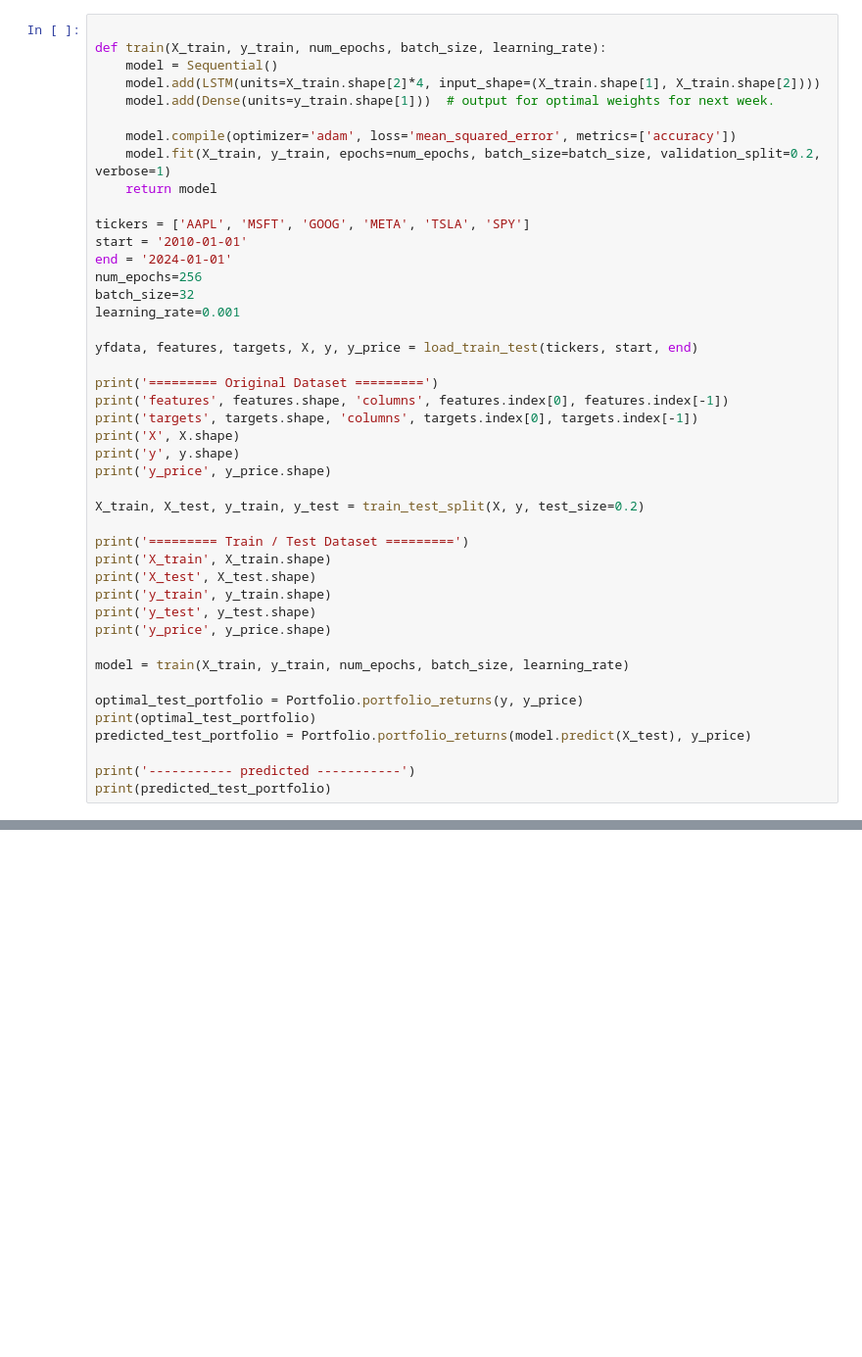
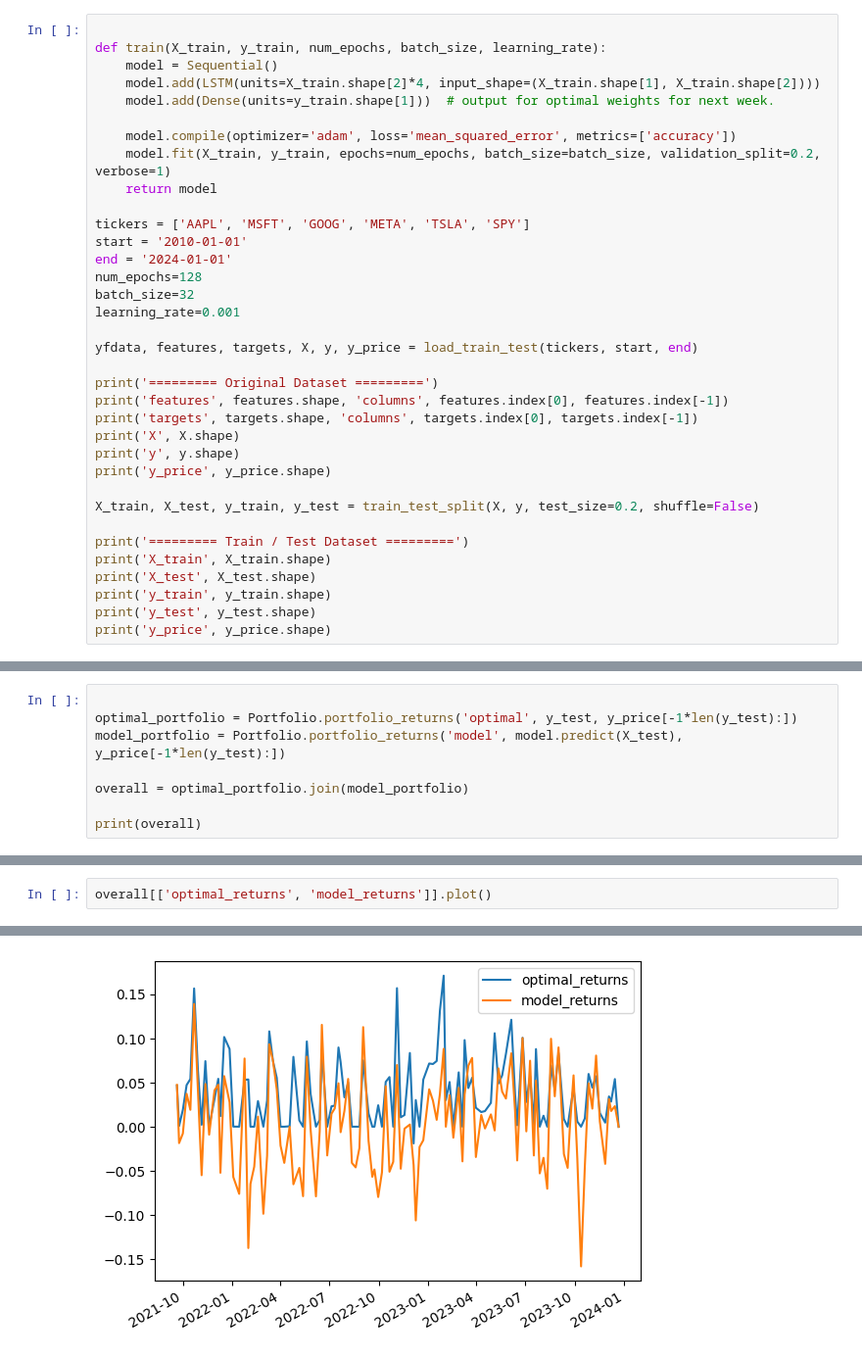
Before and after one commit to mrtrin/capstone, a Jupyter notebook: research.ipynb, the cells around one changed output, grey strips where cells are left out. Shown at 98% size. Drawn from its saved outputs; the diff is of its cells as text; blank space fills up the shorter version.

Commit message:
incorporate date to y_price and plot chart

```diff
--- a/research.ipynb
+++ b/research.ipynb
@@ -30,7 +30,7 @@ def train(X_train, y_train, num_epochs, batch_size, learning_rate):
 tickers = ['AAPL', 'MSFT', 'GOOG', 'META', 'TSLA', 'SPY']
 start = '2010-01-01'
 end = '2024-01-01'
-num_epochs=256
+num_epochs=128
 batch_size=32
 learning_rate=0.001
 
@@ -43,7 +43,7 @@ print('X', X.shape)
 print('y', y.shape)
 print('y_price', y_price.shape)
 
-X_train, X_test, y_train, y_test = train_test_split(X, y, test_size=0.2)
+X_train, X_test, y_train, y_test = train_test_split(X, y, test_size=0.2, shuffle=False)
 
 print('========= Train / Test Dataset =========')
 print('X_train', X_train.shape)
@@ -51,15 +51,6 @@ print('X_test', X_test.shape)
 print('y_train', y_train.shape)
 print('y_test', y_test.shape)
 print('y_price', y_price.shape)
-
-model = train(X_train, y_train, num_epochs, batch_size, learning_rate)
-
-optimal_test_portfolio = Portfolio.portfolio_returns(y, y_price)
-print(optimal_test_portfolio)
-predicted_test_portfolio = Portfolio.portfolio_returns(model.predict(X_test), y_price)
-
-print('----------- predicted -----------')
-print(predicted_test_portfolio)
 # %% [output]
 [*********************100%%**********************]  6 of 6 completed
 ---- Creating Training Set
@@ -116,0 +116,8 @@ Epoch 7/256
+# %%
+
+optimal_portfolio = Portfolio.portfolio_returns('optimal', y_test, y_price[-1*len(y_test):])
+model_portfolio = Portfolio.portfolio_returns('model', model.predict(X_test), y_price[-1*len(y_test):])
+
+overall = optimal_portfolio.join(model_portfolio)
+
+print(overall)
@@ -116,0 +140,3 @@ Epoch 7/256
+# %%
+overall[['optimal_returns', 'model_returns']].plot()
+# %% [output]
@@ -116,0 +144 @@ Epoch 7/256
+[figure, added]
```
Also changed, not shown: parts of 6 cells of this notebook, 3 other files.
